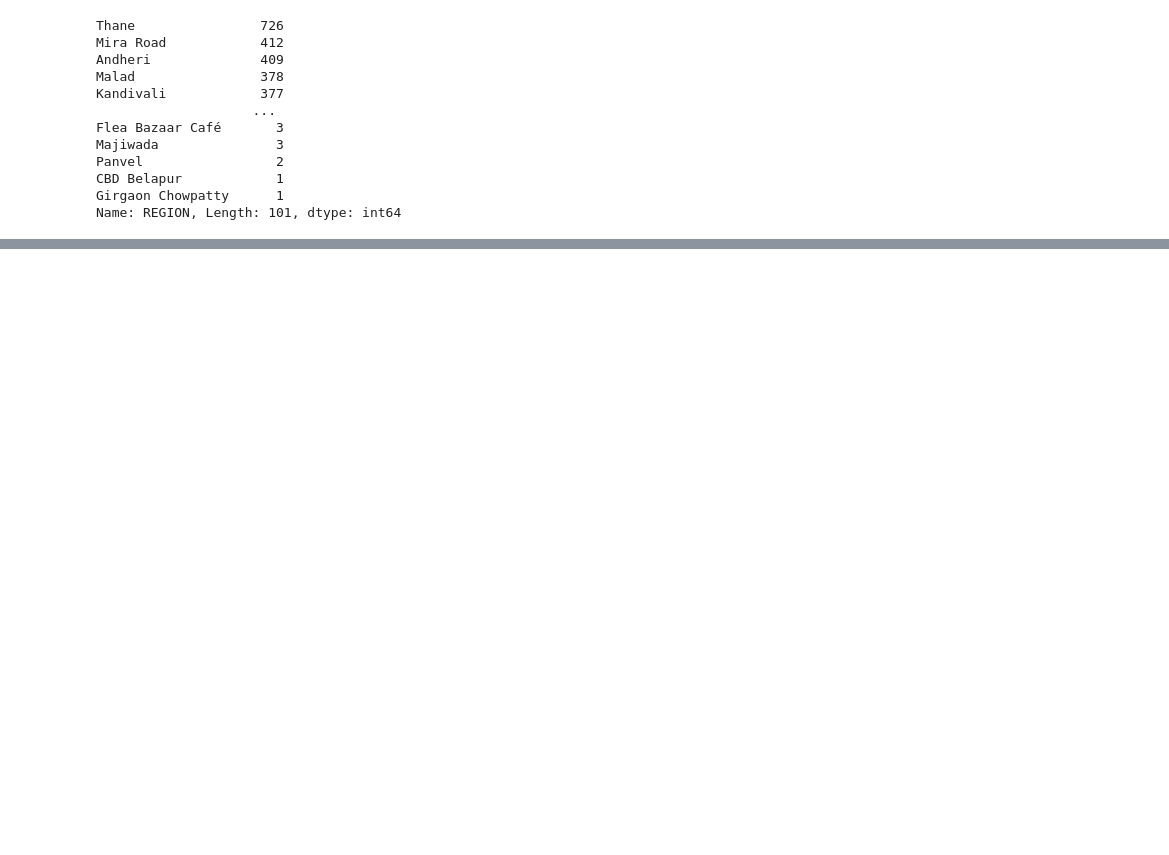
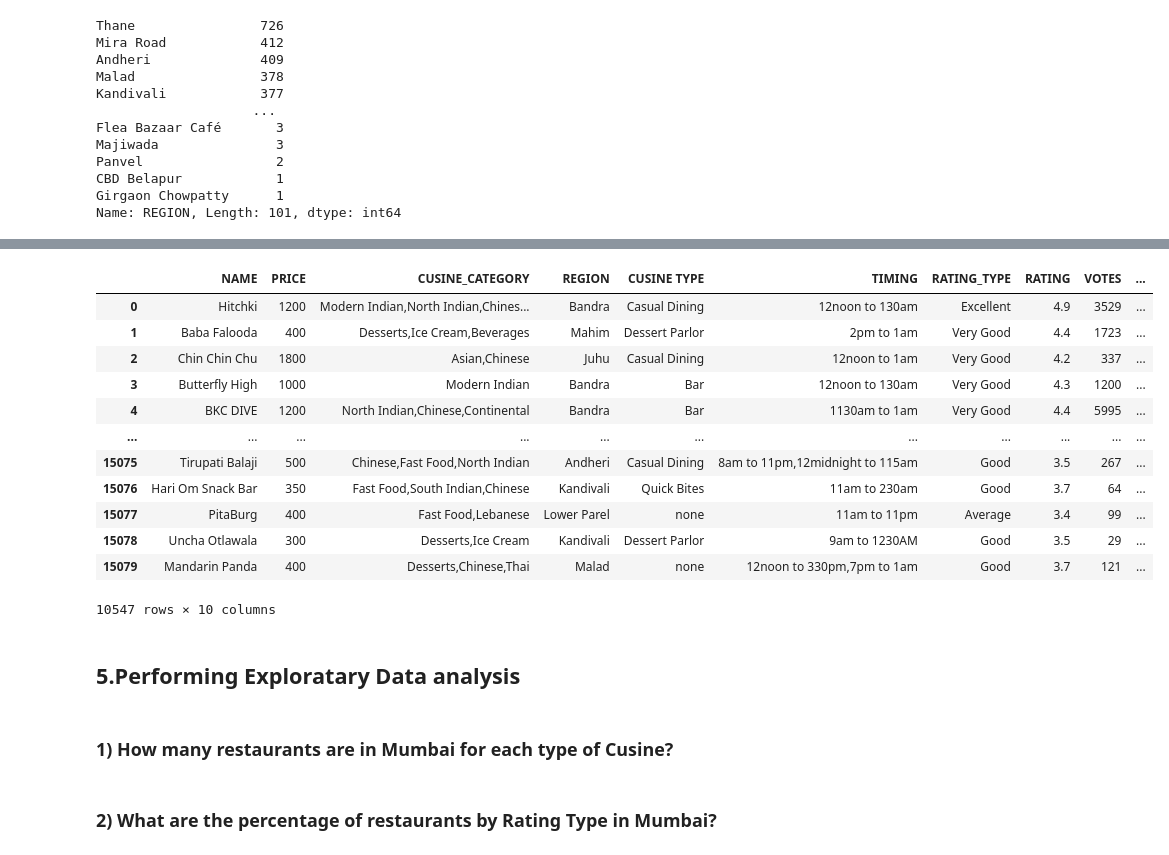
Before and after one commit to Prasath1294/Zomato-Data-Analysis, a Jupyter notebook: Zomato Mumbai Dataset.ipynb, the cells around one changed output, grey strips where cells are left out. Drawn from its saved outputs; the diff is of its cells as text; code cells hidden in the pictures; blank space fills up the shorter version.

```diff
--- a/Zomato Mumbai Dataset.ipynb
+++ b/Zomato Mumbai Dataset.ipynb
@@ -464,0 +509,2 @@ TypeError: StringMethods.replace() missing 1 required positional argument: 'repl
+# %%
+raw_df = raw_df.drop_duplicates()
@@ -464,0 +513,22 @@ TypeError: StringMethods.replace() missing 1 required positional argument: 'repl
+# %%
+zomato_df = raw_df.copy()
+# %%
+zomato_df
+# %% [output]
+|  | NAME | PRICE | CUSINE_CATEGORY | REGION | CUSINE TYPE | TIMING | RATING_TYPE | RATING | VOTES | ... |
+| 0 | Hitchki | 1200 | Modern Indian,North Indian,Chines... | Bandra | Casual Dining | 12noon to 130am | Excellent | 4.9 | 3529 | ... |
+| 1 | Baba Falooda | 400 | Desserts,Ice Cream,Beverages | Mahim | Dessert Parlor | 2pm to 1am | Very Good | 4.4 | 1723 | ... |
+| 2 | Chin Chin Chu | 1800 | Asian,Chinese | Juhu | Casual Dining | 12noon to 1am | Very Good | 4.2 | 337 | ... |
+| 3 | Butterfly High | 1000 | Modern Indian | Bandra | Bar | 12noon to 130am | Very Good | 4.3 | 1200 | ... |
+| 4 | BKC DIVE | 1200 | North Indian,Chinese,Continental | Bandra | Bar | 1130am to 1am | Very Good | 4.4 | 5995 | ... |
+| ... | ... | ... | ... | ... | ... | ... | ... | ... | ... | ... |
+| 15075 | Tirupati Balaji | 500 | Chinese,Fast Food,North Indian | Andheri | Casual Dining | 8am to 11pm,12midnight to 115am | Good | 3.5 | 267 | ... |
+| 15076 | Hari Om Snack Bar | 350 | Fast Food,South Indian,Chinese | Kandivali | Quick Bites | 11am to 230am | Good | 3.7 | 64 | ... |
+| 15077 | PitaBurg | 400 | Fast Food,Lebanese | Lower Parel | none | 11am to 11pm | Average | 3.4 | 99 | ... |
+| 15078 | Uncha Otlawala | 300 | Desserts,Ice Cream | Kandivali | Dessert Parlor | 9am to 1230AM | Good | 3.5 | 29 | ... |
+| 15079 | Mandarin Panda | 400 | Desserts,Chinese,Thai | Malad | none | 12noon to 330pm,7pm to 1am | Good | 3.7 | 121 | ... |
+10547 rows × 10 columns
+# %% [markdown]
+## 5.Performing Exploratary Data analysis
+# %% [markdown]
+### 1) How many restaurants are in Mumbai for each type of Cusine?
@@ -464,0 +540,2 @@ TypeError: StringMethods.replace() missing 1 required positional argument: 'repl
+# %% [markdown]
+### 2) What are the percentage of restaurants by Rating Type in Mumbai?
```
Also changed, not shown: parts of 54 cells of this notebook.
